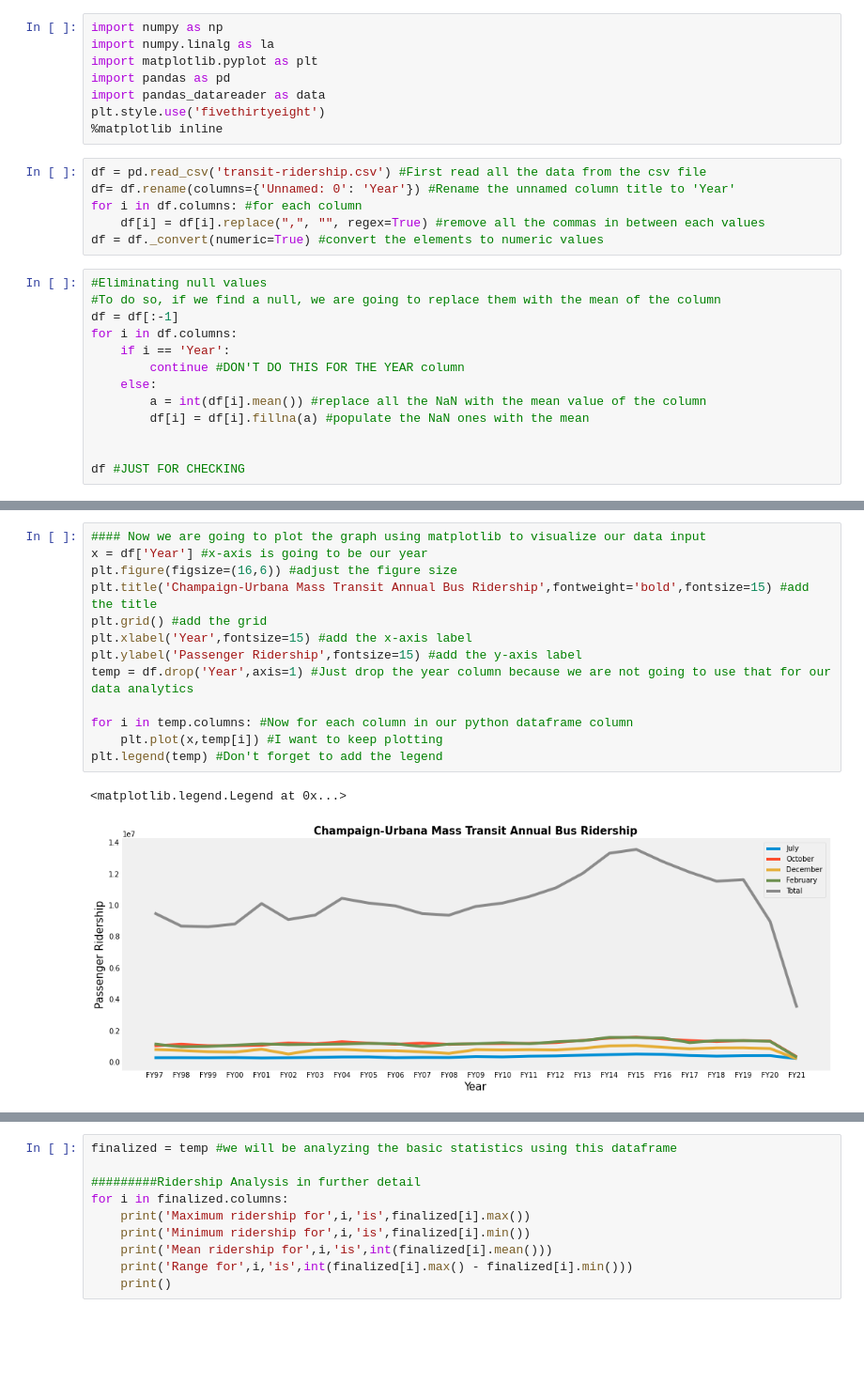
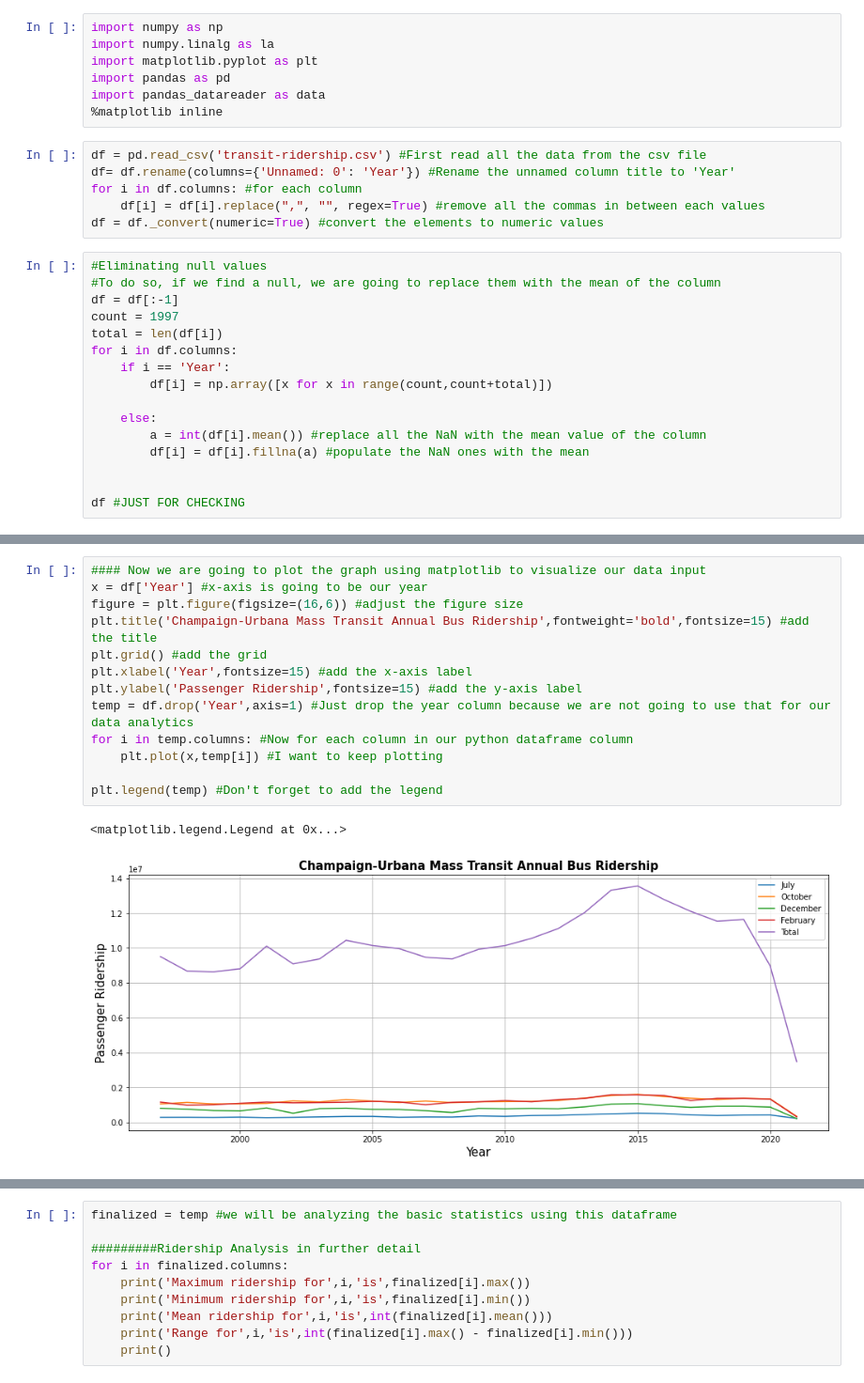
Before and after one commit to lotlouischoitslab/Champaign-Urbana_Bus_Ridership, a Jupyter notebook: champaign_bus_data_analysis.ipynb, the cells around one changed output, grey strips where cells are left out. Shown at 94% size. Cells and saved outputs as stored; diff of their text form; blank space fills up the shorter version.

Commit message:
fixed year

```diff
--- a/champaign_bus_data_analysis.ipynb
+++ b/champaign_bus_data_analysis.ipynb
@@ -6,7 +6,6 @@ import numpy.linalg as la
 import matplotlib.pyplot as plt
 import pandas as pd
 import pandas_datareader as data
-plt.style.use('fivethirtyeight')
 %matplotlib inline
 # %%
 df = pd.read_csv('transit-ridership.csv') #First read all the data from the csv file
@@ -18,9 +17,12 @@ df = df._convert(numeric=True) #convert the elements to numeric values
 #Eliminating null values
 #To do so, if we find a null, we are going to replace them with the mean of the column
 df = df[:-1]
+count = 1997
+total = len(df[i])
 for i in df.columns:
     if i == 'Year':
-        continue #DON'T DO THIS FOR THE YEAR column
+        df[i] = np.array([x for x in range(count,count+total)])
+
     else:
         a = int(df[i].mean()) #replace all the NaN with the mean value of the column
         df[i] = df[i].fillna(a) #populate the NaN ones with the mean
@@ -48,16 +50,16 @@ df #JUST FOR CHECKING
 # %%
 #### Now we are going to plot the graph using matplotlib to visualize our data input
 x = df['Year'] #x-axis is going to be our year
-plt.figure(figsize=(16,6)) #adjust the figure size
+figure = plt.figure(figsize=(16,6)) #adjust the figure size
 plt.title('Champaign-Urbana Mass Transit Annual Bus Ridership',fontweight='bold',fontsize=15) #add the title
 plt.grid() #add the grid
 plt.xlabel('Year',fontsize=15) #add the x-axis label
 plt.ylabel('Passenger Ridership',fontsize=15) #add the y-axis label
 temp = df.drop('Year',axis=1) #Just drop the year column because we are not going to use that for our data analytics
-
 for i in temp.columns: #Now for each column in our python dataframe column
     plt.plot(x,temp[i]) #I want to keep plotting
+
 plt.legend(temp) #Don't forget to add the legend
 # %% [output]
 <matplotlib.legend.Legend at 0x...>
-[figure, old version]
+[figure, new version]
```
Also changed, not shown: parts of 4 cells of this notebook.
